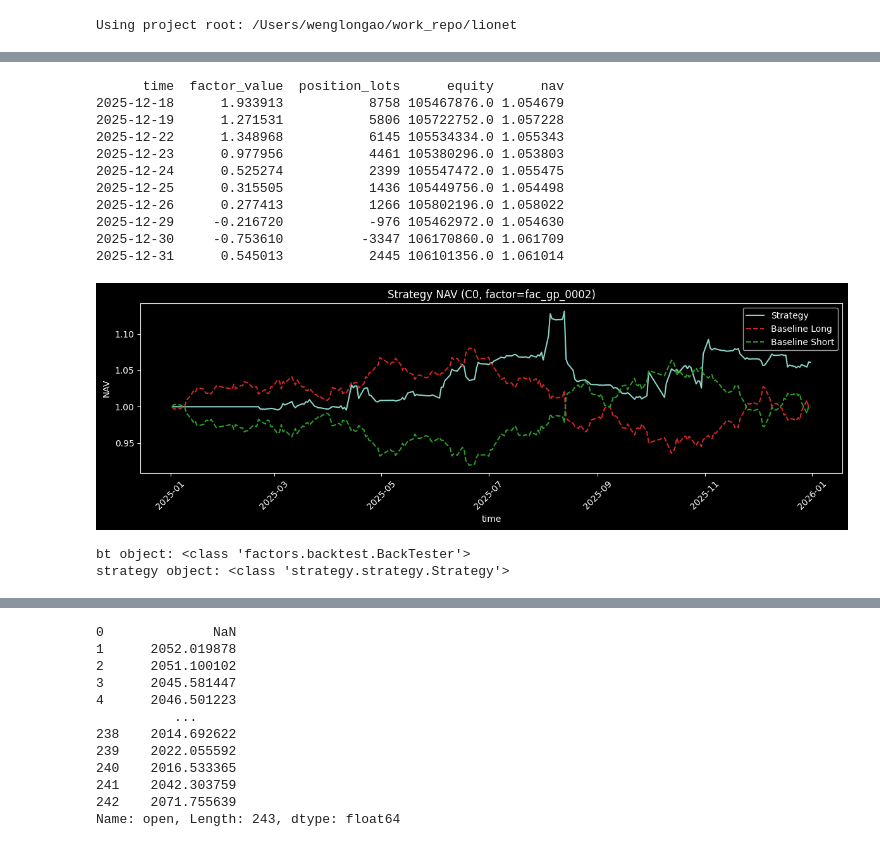
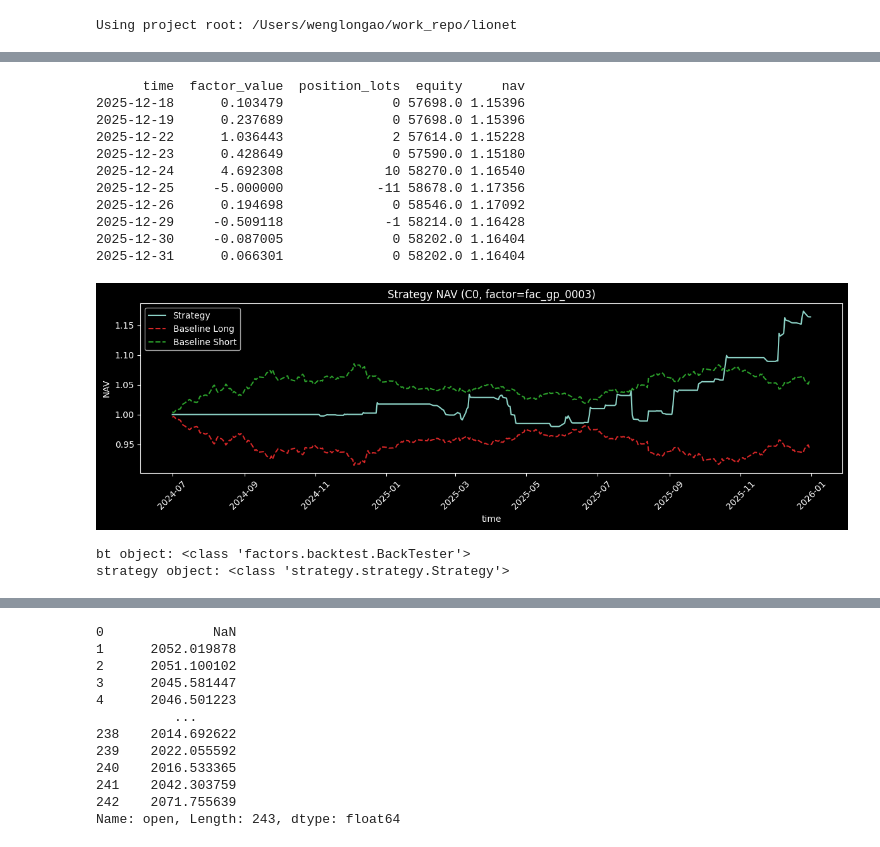
Before and after one commit to leoweng111/lionet, a Jupyter notebook: notebook/backtest_20260327.ipynb, the cells around one changed output, grey strips where cells are left out. Drawn from its saved outputs; the diff is of its cells as text; code cells hidden in the pictures.

```diff
--- a/notebook/backtest_20260327.ipynb
+++ b/notebook/backtest_20260327.ipynb
@@ -22,8 +22,15 @@ Using project root: /Users/wenglongao/work_repo/lionet
 from factors.backtest import BackTester
 
 # 与 demo_strategy.py 保持一致
-VERSION = "20260330_gp_test"
-FACTOR_NAME = "fac_gp_0002"
+COLLECTION = "factor_fusion"
+VERSION = "20260412_factor_fusion_test_1"
+FACTOR_NAME = "fusion_avg_weight_2"
+
+# 这个因子表现比较好。
+COLLECTION = "genetic_programming"
+VERSION = "20260408_gp_test_2"
+FACTOR_NAME = "fac_gp_0003"
+
 INSTRUMENT_ID = "C0"
 START_TIME = "20250101"
 END_TIME = "20251231"
@@ -31,18 +38,19 @@ END_TIME = "20251231"
 bt = BackTester(
     fc_name_list=[FACTOR_NAME],
     version=VERSION,
+    collection=COLLECTION,
     instrument_type="futures_continuous_contract",
     instrument_id_list=[INSTRUMENT_ID],
     fc_freq="1d",
     data=None,  # 走数据库加载行情 + 因子公式
     start_time=START_TIME,
+    # start_time='20200101',
     end_time=END_TIME,
     portfolio_adjust_method="1D",
     interest_method="simple",
     risk_free_rate=False,
     calculate_baseline=True,
     apply_weighted_price=True,
-    apply_rolling_norm=True,
     n_jobs=5,
 )
 
@@ -68,42 +92,44 @@ BackTester performance_summary (tail):
 # %%
 # ===== 段2：直接实现 demo_strategy.py =====
 from strategy.strategy import Strategy
 
 strategy = Strategy(
     database="factors",
-    collection="genetic_programming",
-    version="20260330_gp_test",
-    factor_name="fac_gp_0002",
-    instrument_id="C0",
-    start_time="20250101",
-    end_time="20251231",
-    initial_capital=100000000,
+    collection=COLLECTION,
+    version=VERSION,
+    factor_name=FACTOR_NAME,
+    instrument_id=INSTRUMENT_ID,
+    # start_time=START_TIME,
+    start_time='20240701',
+    end_time=END_TIME,
+    initial_capital=50000,
     margin_rate=0.1,
     fee_per_lot=2.0,
     slippage=1.0,
+    apply_rolling_norm=False,
 )
 
 detail = strategy.backtest()
 print(detail[["time", "factor_value", "position_lots", "equity", "nav"]].tail(10).to_string(index=False))
 strategy.plot_nav(show_baseline=True)
 
 # 你后续可直接使用这两个对象：
 # - bt: BackTester 对象
 # - strategy: Strategy 对象
 print("bt object:", type(bt))
 print("strategy object:", type(strategy))
 # %% [output]
-      time  factor_value  position_lots      equity      nav
-2025-12-18      1.933913           8758 105467876.0 1.054679
-2025-12-19      1.271531           5806 105722752.0 1.057228
-2025-12-22      1.348968           6145 105534334.0 1.055343
-2025-12-23      0.977956           4461 105380296.0 1.053803
-2025-12-24      0.525274           2399 105547472.0 1.055475
-2025-12-25      0.315505           1436 105449756.0 1.054498
-2025-12-26      0.277413           1266 105802196.0 1.058022
-2025-12-29     -0.216720           -976 105462972.0 1.054630
-2025-12-30     -0.753610          -3347 106170860.0 1.061709
-2025-12-31      0.545013           2445 106101356.0 1.061014
+      time  factor_value  position_lots  equity     nav
+2025-12-18      0.103479              0 57698.0 1.15396
+2025-12-19      0.237689              0 57698.0 1.15396
+2025-12-22      1.036443              2 57614.0 1.15228
+2025-12-23      0.428649              0 57590.0 1.15180
+2025-12-24      4.692308             10 58270.0 1.16540
+2025-12-25     -5.000000            -11 58678.0 1.17356
+2025-12-26      0.194698              0 58546.0 1.17092
+2025-12-29     -0.509118             -1 58214.0 1.16428
+2025-12-30     -0.087005              0 58202.0 1.16404
+2025-12-31      0.066301              0 58202.0 1.16404
-[figure, old version]
+[figure, new version]
 bt object: <class 'factors.backtest.BackTester'>
 strategy object: <class 'strategy.strategy.Strategy'>
```
Also changed, not shown: parts of 3 cells of this notebook, 3 other files.
